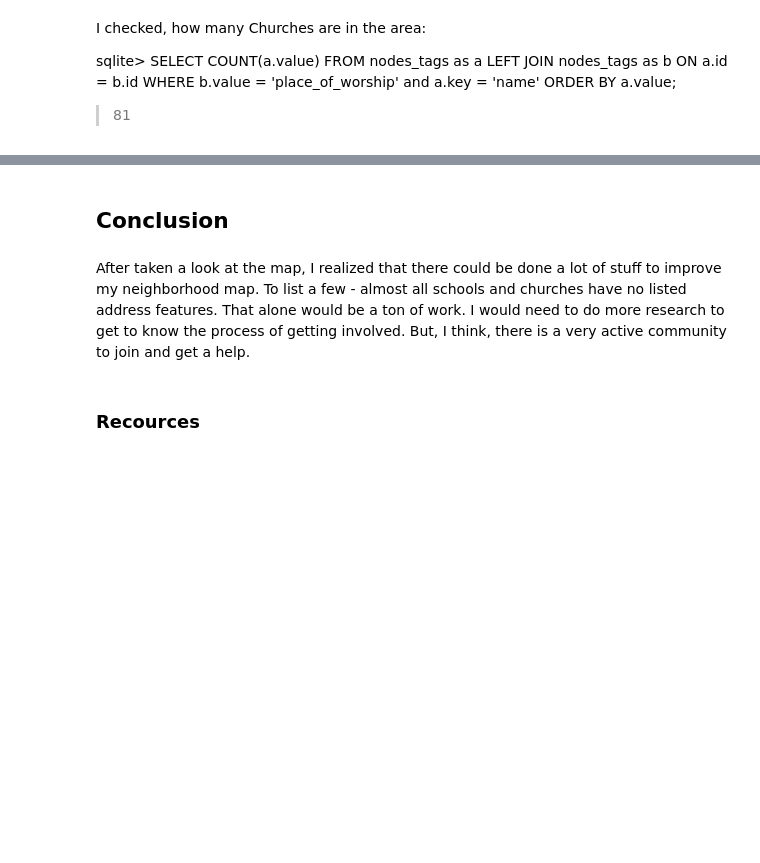
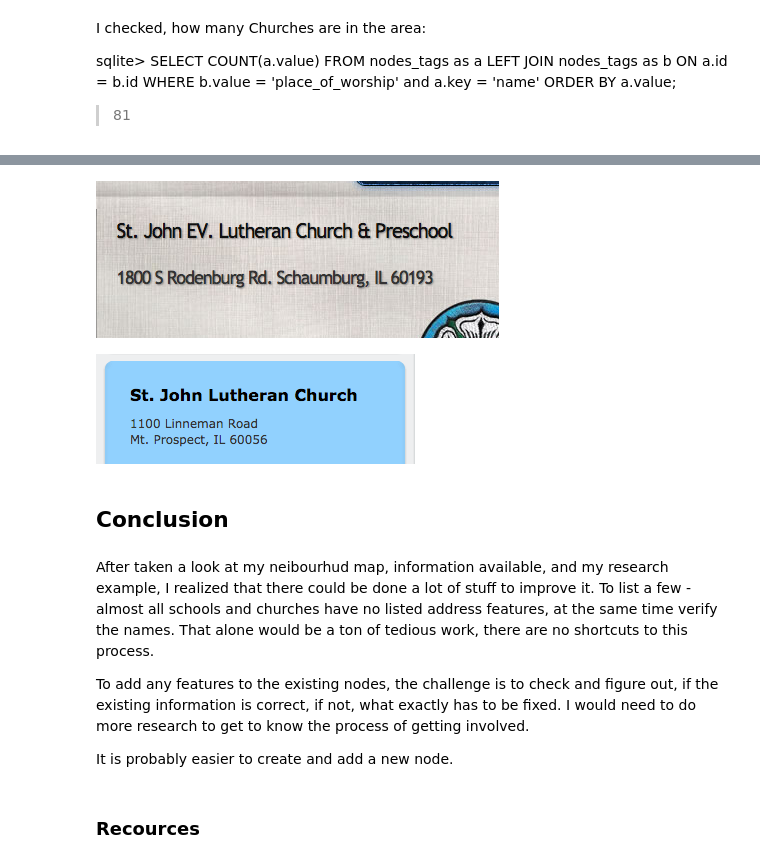
Before and after one commit to daivaSts/P3_OpenStreetMap-Data-Case-Study, a Jupyter notebook: P3_OpenStreetMap_Data_Case_Study.ipynb, the cells around one changed output, grey strips where cells are left out. Drawn from its saved outputs; the diff is of its cells as text; code cells hidden in the pictures; blank space fills up the shorter version.

```diff
--- a/P3_OpenStreetMap_Data_Case_Study.ipynb
+++ b/P3_OpenStreetMap_Data_Case_Study.ipynb
@@ -233,7 +233,19 @@ sqlite> SELECT b.value FROM nodes_tags as a LEFT  JOIN nodes_tags as b ON a.id =
+# %%
+Image(filename='Images/ScreenShot_21.PNG')
+# %% [output]
+[figure, added]
+# %%
+Image(filename='Images/ScreenShot_23.PNG')
+# %% [output]
+[figure, added]
 # %% [markdown]
 ## Conclusion
 # %% [markdown]
-After taken a look at the map, I realized that there could be done a lot of stuff to improve my neighborhood map. To list a few - almost all schools and churches have no listed address features. That alone would be a ton of work. I would need to do more research to get to know the process of getting involved. But, I think, there is a very active community to join and get a help.
+After taken a look at my neibourhud map, information available, and my research example, I realized that there could be done a lot of stuff to improve it. To list a few - almost all schools and churches have no listed address features, at the same time verify the names. That alone would be a ton of tedious work, there are no shortcuts to this  process.
+
+To add any features to the existing nodes, the challenge is to check and figure out, if the existing information is correct, if not, what exactly has to be fixed. I would need to do more research to get to know the process of getting involved.
+
+It is probably easier to create and add a new node.
 # %% [markdown]
 ### Recources
 # %% [markdown]
```
Also changed, not shown: parts of 14 cells of this notebook, 1 other file.
